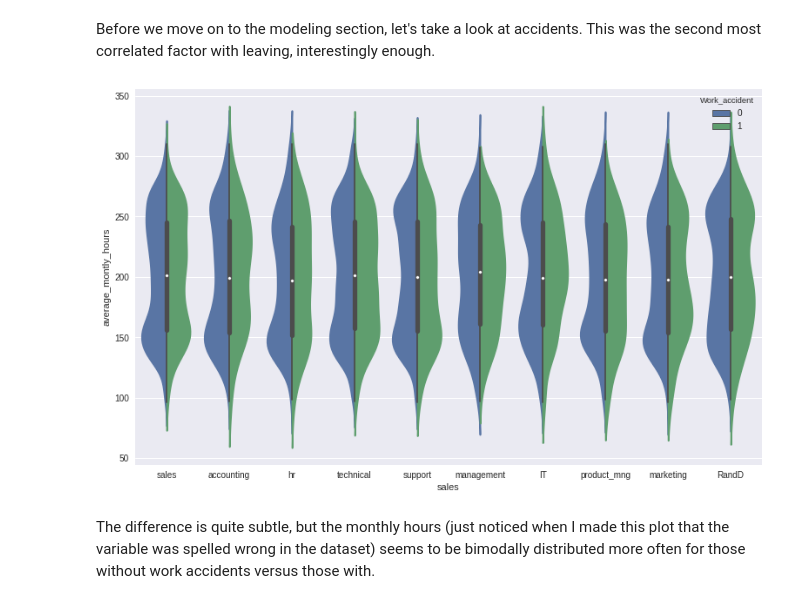
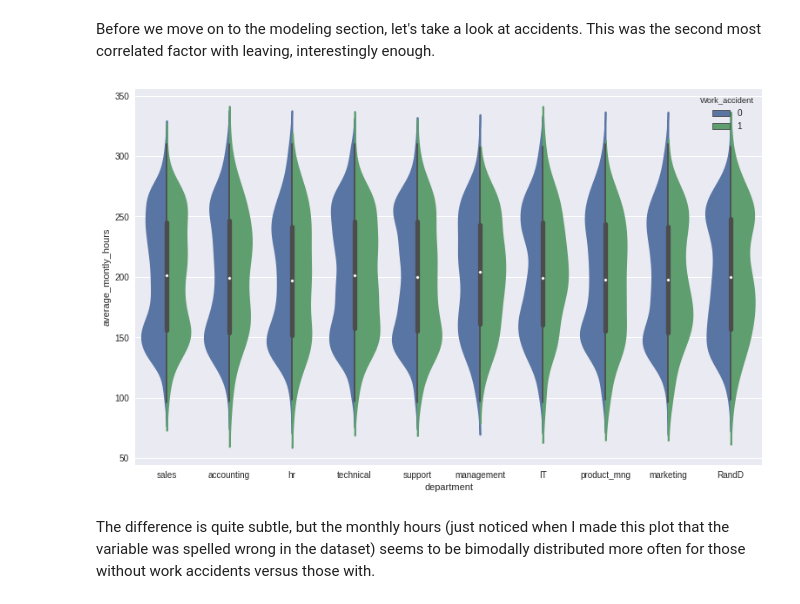
Before and after one commit to rayjustinhuang/Data-Analysis-and-Machine-Learning, a Jupyter notebook: Predicting Who Will Leave and Why - Python Machine Learning.ipynb, the cells around one changed output. Drawn from its saved outputs; the diff is of its cells as text; code cells hidden in the pictures.

```diff
--- a/Predicting Who Will Leave and Why - Python Machine Learning.ipynb
+++ b/Predicting Who Will Leave and Why - Python Machine Learning.ipynb
@@ -201,9 +202,9 @@ Before we move on to the modeling section, let's take a look at accidents. This
 # %%
 accidentplot = plt.figure(figsize=(10,6))
 accidentplotax = accidentplot.add_axes([0,0,1,1])
-accidentplotax = sns.violinplot(x='sales', y='average_montly_hours', hue='Work_accident', split=True, data = hr_data, jitter = 0.47)
+accidentplotax = sns.violinplot(x='department', y='average_montly_hours', hue='Work_accident', split=True, data = hr_data, jitter = 0.47)
 # %% [output]
-[figure, old version]
+[figure, new version]
 # %% [markdown]
 The difference is quite subtle, but the monthly hours (just noticed when I made this plot that the variable was spelled wrong in the dataset) seems to be bimodally distributed more often for those without work accidents versus those with.
 # %% [markdown]
```
Also changed, not shown: parts of 14 cells of this notebook.
